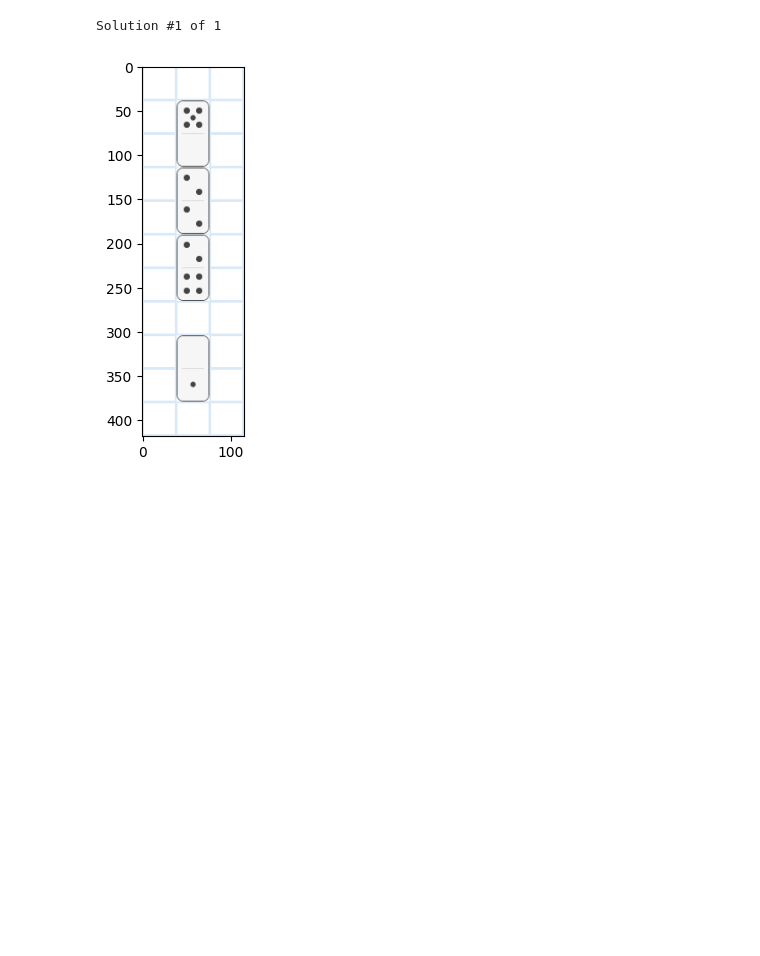
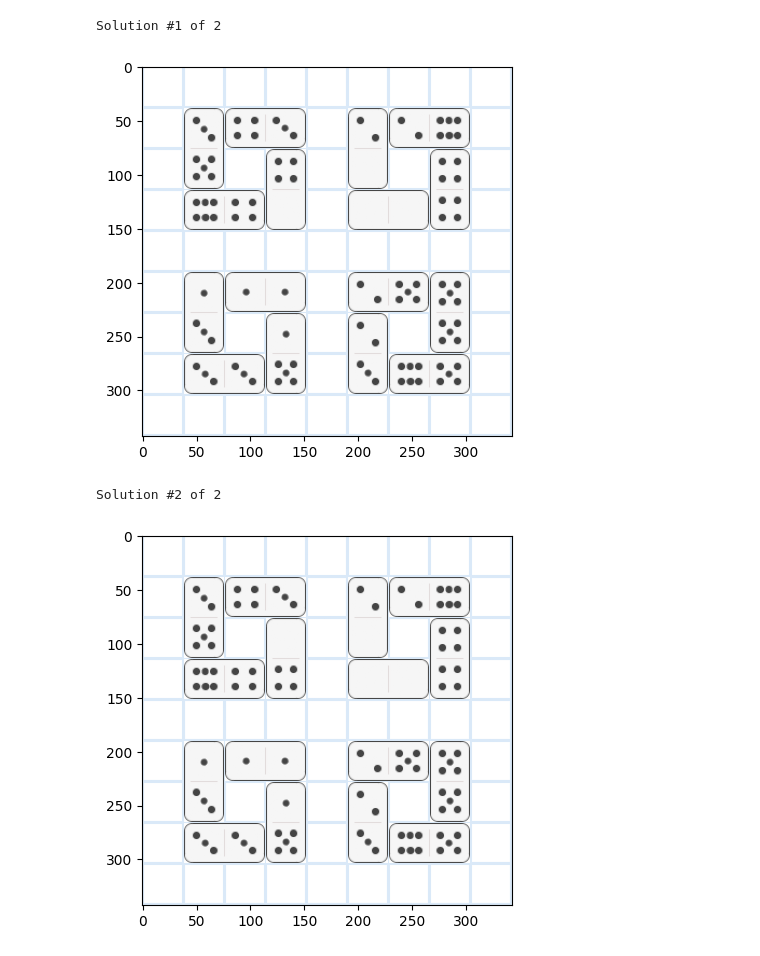
Before and after one commit to gavingilchrist/random-stuff, a Jupyter notebook: game_solvers/Pips.ipynb, the cells around one changed output. Saved outputs shown, nothing was run; the diff lists cells and outputs as text; code cells hidden in the pictures; blank space fills up the shorter version.

```diff
--- a/game_solvers/Pips.ipynb
+++ b/game_solvers/Pips.ipynb
@@ -281,29 +229,44 @@ Solution #1 of 1
-# %%
-cellgps = """
-...........
-.A.........
-.Z.........
-.B.........
-.B.........
-.B.........
-.C.........
-...........
-.Z.........
-.D.........
-...........
-"""
-rules = {
-    'A': ['sum', 5],
-    'B': ['all_eq'],
-    'C': ['sum_lt', 5],
-    'D': ['sum', 1],
-}
-dominos = [(2, 2), (5, 0), (1, 0), (4, 2)]
-
-Pips.solve(cellgps, rules, dominos)
-# %% [output]
-Solution #1 of 1
-[figure, removed]
+# %%
+cellgps = """
+...........
+.ABC.DDE...
+.F.G.H.I...
+.JKG.HHH...
+...........
+.LLL.MNN...
+.O.L.M.N...
+.OOP.QRN...
+...........
+"""
+rules = {
+    'A': ['sum_lt', 4],
+    'B': ['sum', 4],
+    'C': ['sum_lt', 4],
+    'D': ['sum', 4],
+    'E': ['sum_gt', 4],
+    'F': ['sum_gt', 4],
+    'G': ['sum', 4],
+    'H': ['sum', 4],
+    'I': ['sum', 4],
+    'J': ['sum_gt', 4],
+    'K': ['sum', 4],
+    'L': ['sum', 4],
+    'M': ['sum', 4],
+    'N': ['all_eq'],
+    'O': ['all_eq'],
+    'P': ['sum_gt', 4],
+    'Q': ['sum_lt', 4],
+    'R': ['sum_gt', 4],
+}
+dominos = [(5, 5), (3, 5), (3, 3), (1, 3), (4, 0), (6, 4), (2, 3), (6, 2),
+           (1, 5), (2, 5), (1, 1), (3, 4), (5, 6), (0, 0), (0, 2), (4, 4)]
+
+Pips.solve(cellgps, rules, dominos)
+# %% [output]
+Solution #1 of 2
+[figure, added]
+Solution #2 of 2
+[figure, added]
 # %%
 cellgps = """
 ...........
```
Also changed, not shown: parts of 4 cells of this notebook, 17 other files.
